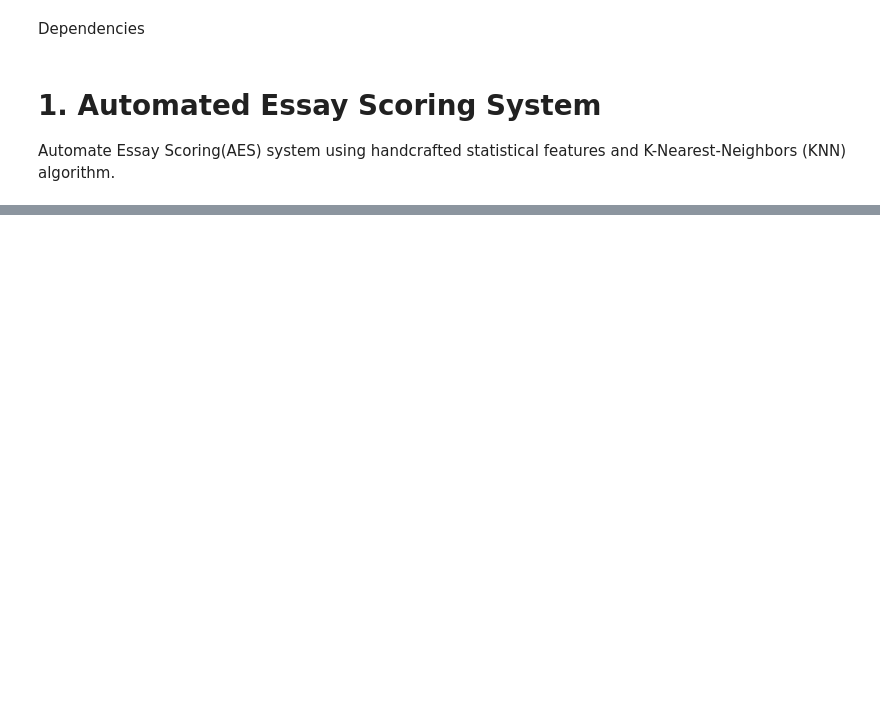
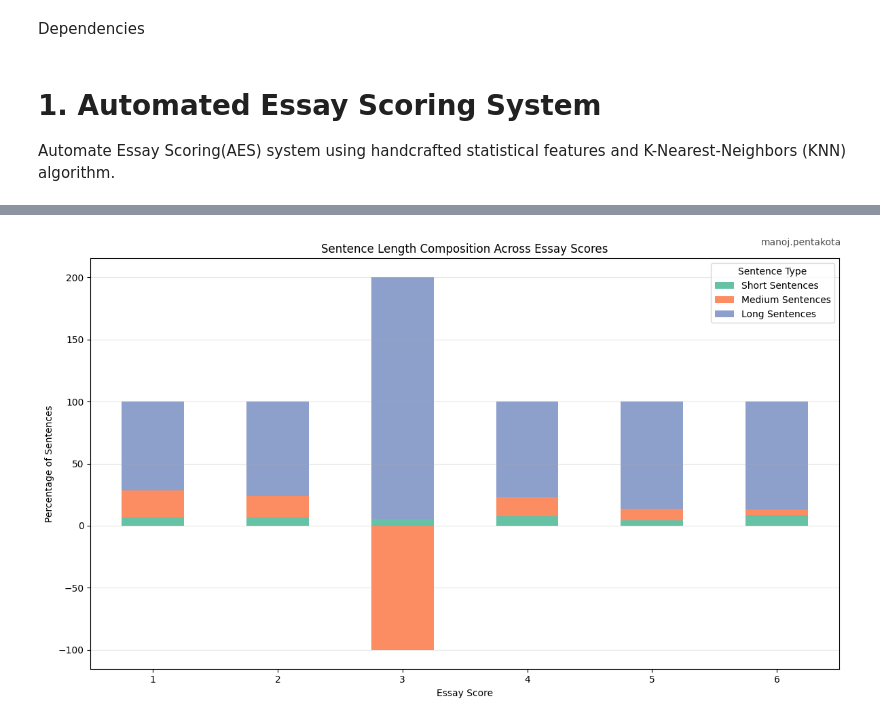
Before and after one commit to suryamanoj4/SMAI-A1, a Jupyter notebook: SMAI_A1.ipynb, the cells around one changed output, grey strips where cells are left out. Cells and saved outputs as stored; diff of their text form; code cells hidden in the pictures; blank space fills up the shorter version.

```diff
--- a/SMAI_A1.ipynb
+++ b/SMAI_A1.ipynb
@@ -57,0 +311,50 @@ df.head()
+# %%
+#sentence lenth percentages across scores
+
+sentence_features = [
+    'short_sentences',
+    'medium_sentences',
+    'long_sentences'
+]
+sentence_counts = df.groupby('score')[sentence_features].mean()
+# Convert counts into proportions
+sentence_proportions = (
+    sentence_counts.div(
+        sentence_counts.sum(axis=1),
+        axis=0
+    ) * 100
+)
+ax = sentence_proportions.plot(
+    kind='bar',
+    stacked=True,
+    figsize=(12, 7),
+    color=['#66c2a5', '#fc8d62', '#8da0cb']
+)
+plt.title('Sentence Length Composition Across Essay Scores')
+plt.xlabel('Essay Score')
+plt.ylabel('Percentage of Sentences')
+plt.legend(
+    title='Sentence Type',
+    labels=[
+        'Short Sentences',
+        'Medium Sentences',
+        'Long Sentences'
+    ]
+)
+plt.xticks(rotation=0)
+plt.grid(
+    axis='y',
+    alpha=0.3
+)
+plt.figtext(
+    0.99, 0.99,
+    "manoj.pentakota",
+    ha='right',
+    va='top',
+    fontsize=10,
+    alpha=0.7
+)
+plt.tight_layout()
+plt.show()
+# %% [output]
+[figure, added]
```
Also changed, not shown: parts of 6 cells of this notebook.
